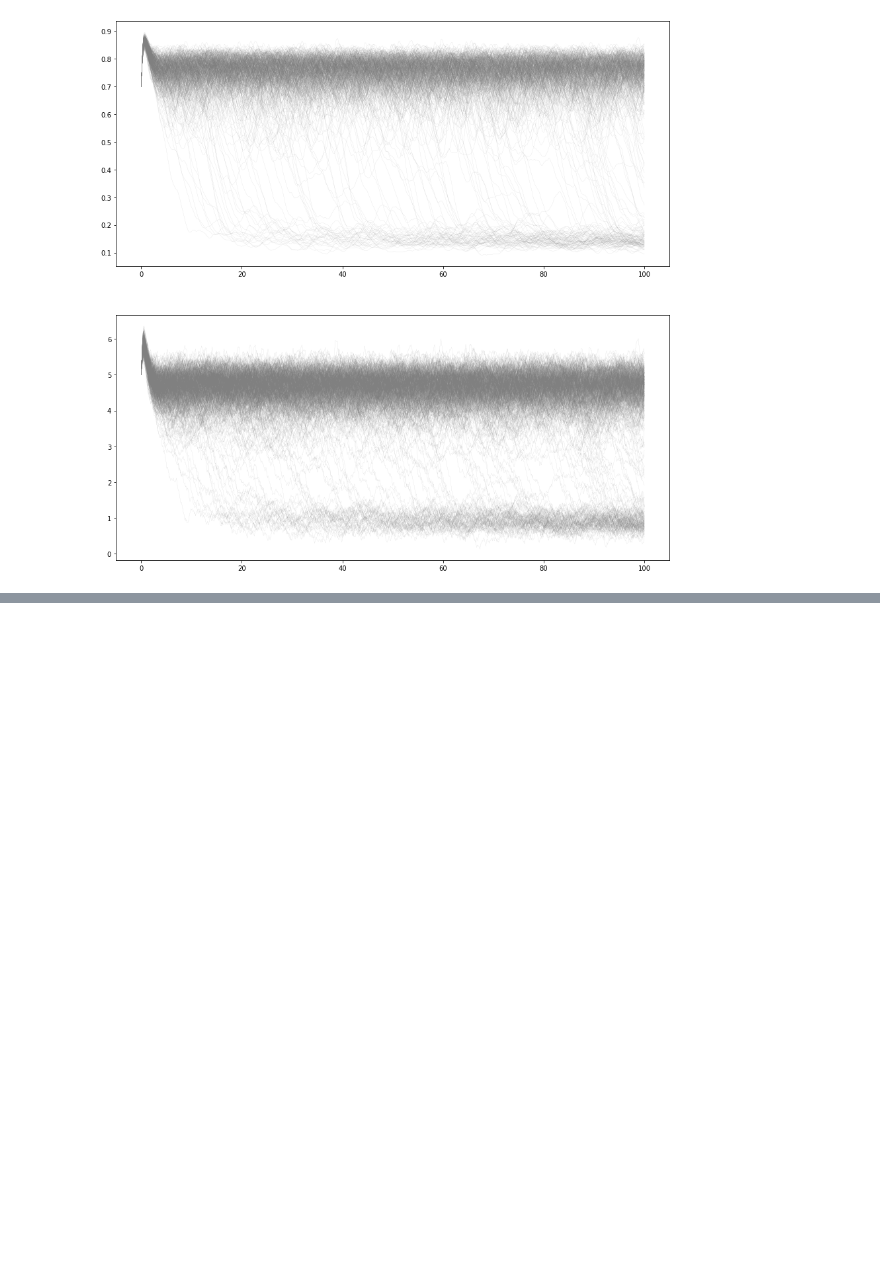
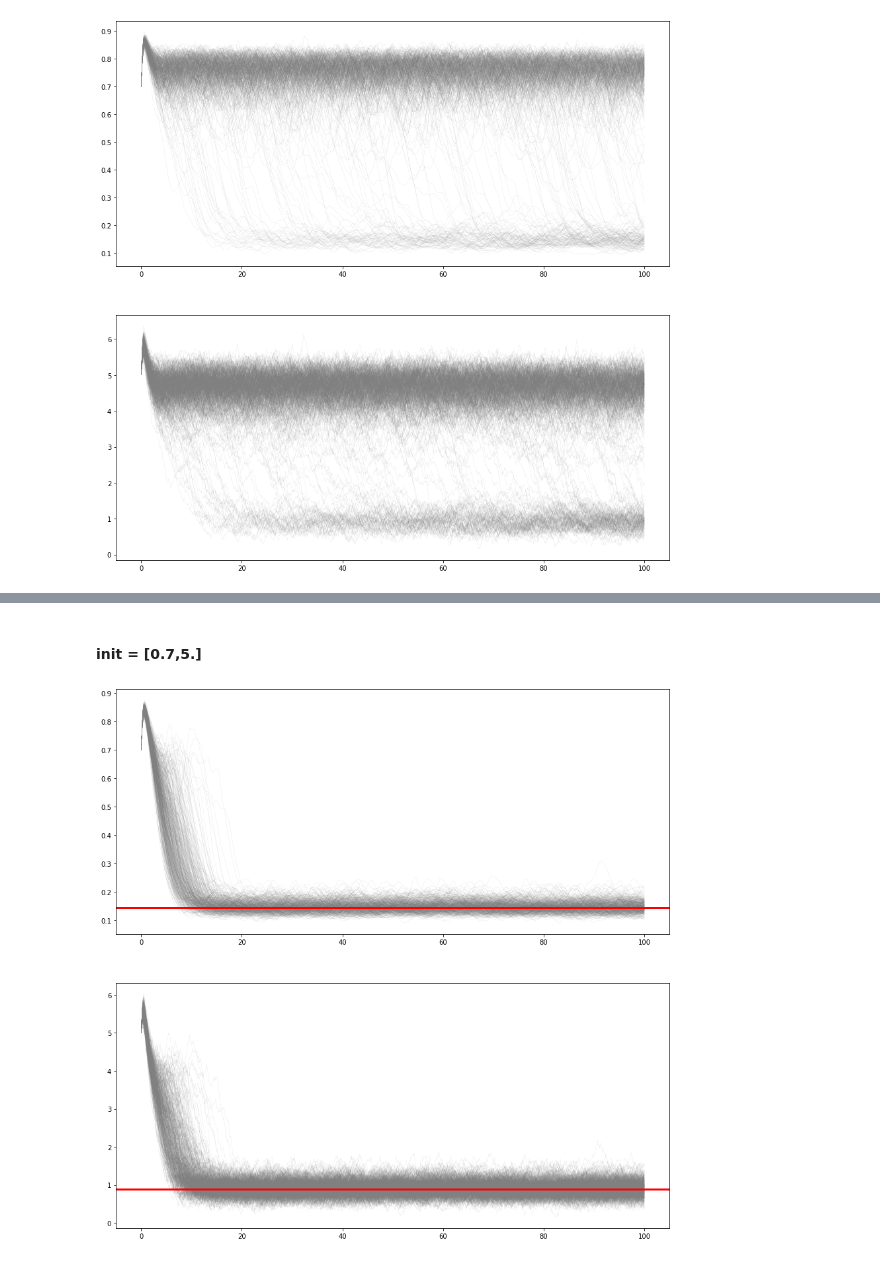
Before and after one commit to zhengang-zhong/stochastic_mpc, a Jupyter notebook: visualize_error_propagation.ipynb, the cells around one changed output, grey strips where cells are left out. Saved outputs shown, nothing was run; the diff lists cells and outputs as text; code cells hidden in the pictures; blank space fills up the shorter version.

```diff
--- a/visualize_error_propagation.ipynb
+++ b/visualize_error_propagation.ipynb
@@ -271,0 +403,48 @@ plt.show()
+# %% [markdown]
+#### init = [0.7,5.]
+# %%
+N_sim = 1000
+N_traj = 500
+x_init = [0.7,5.]
+
+xr = np.array([[0.144],[0.886]])
+
+theta_dist = 1
+uk = 0
+
+traj_list = []
+for i in range(N_traj):
+    xk = x_init
+    traj_temp_list = []
+    traj_temp_list += xk
+    xk = np.array(xk).reshape(-1,1)
+    for j in range(N_sim):
+        theta_k = np.random.uniform(-theta_dist,theta_dist,1)
+        uk = K_np @ (xk - xr)
+        xk_p1 = ode_dis_func(xk,uk,theta_k)
+        traj_temp_list += xk_p1.full().flatten().tolist()
+        xk = xk_p1.full()
+    traj_list += [traj_temp_list]
+# %%
+tgrid = [delta_t * k for k in range(N_sim + 1)]
+
+# plt.figure(1, figsize=(10, 20))
+# plt.clf()
+f, [ax1,ax2] = plt.subplots(2,1,figsize=(15,15))
+
+
+
+for i in range(len(traj_list)):
+    x_trajectory_temp = traj_list[i]
+    for j in range (Nx):
+        x_opt = x_trajectory_temp[j::Nx]
+        if j == 0:
+            ax1.plot(tgrid, x_opt, 'grey',alpha=0.7,lw=0.1)
+        else:
+            ax2.plot(tgrid, x_opt, 'grey',alpha=0.7,lw=0.1)
+ax1.axhline(xr[0], color='r', linestyle='-', lw=3)
+ax2.axhline(xr[1], color='r', linestyle='-', lw=3)
+# ax2.plot(tgrid, x2_mean, 'r', lw=3)
+plt.show()
+# %% [output]
+[figure, added]
```
Also changed, not shown: parts of 110 cells of this notebook.
